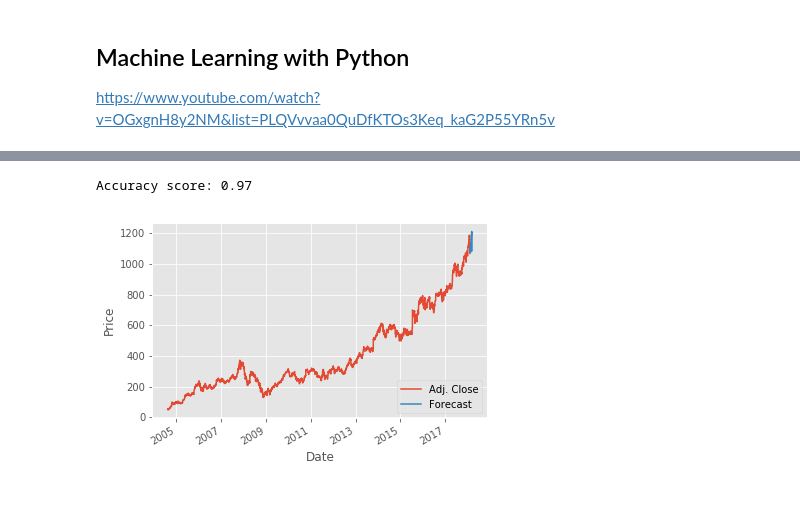
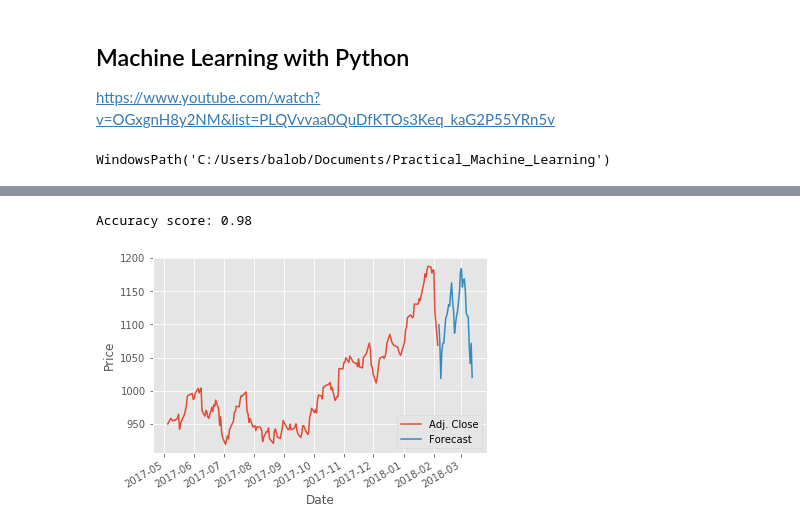
Before and after one commit to balobinp/Practical_Machine_Learning, a Jupyter notebook: Practical_Machine_Learning_Tutorial_with_Python.ipynb, the cells around one changed output, grey strips where cells are left out. Saved outputs shown, nothing was run; the diff lists cells and outputs as text; code cells hidden in the pictures; blank space fills up the shorter version.

```diff
--- a/Practical_Machine_Learning_Tutorial_with_Python.ipynb
+++ b/Practical_Machine_Learning_Tutorial_with_Python.ipynb
@@ -1,6 +1,11 @@
 # %% [markdown]
 ## Machine Learning with Python
 https://www.youtube.com/watch?v=OGxgnH8y2NM&list=PLQVvvaa0QuDfKTOs3Keq_kaG2P55YRn5v
+# %%
+from pathlib import Path
+Path.cwd()
+# %% [output]
+WindowsPath('C:/Users/balob/Documents/Practical_Machine_Learning')
 # %%
 import pandas as pd
 import quandl, math, datetime
@@ -42,40 +48,47 @@ df['label'] = df[forecast_col].shift(-forecast_out)
 
 X = np.array(df.drop(['label'],axis=1))
 X = scale(X)
+X_lately = X[-forecast_out:]
 X = X[:-forecast_out]
-X_lately = X[-forecast_out:]
 
 df.dropna(inplace=True)
 
 y = np.array(df['label'])
 
 X_train, X_test, y_train, y_test = train_test_split(X,y,test_size=0.2)
 
 clf = LinearRegression()
 clf.fit(X_train,y_train)
+
+with open('./DATA/linearregression.pickle','wb') as f:
+    pickle.dump(clf,f)
+
+pickle_in = open('./DATA/linearregression.pickle','rb')
+clf = pickle.load(pickle_in)
+
 accuracy = clf.score(X_test,y_test)
 
 print('Accuracy score: {:.2f}'.format(accuracy))
 
 forecast_set = clf.predict(X_lately)
 df['Forecast'] = np.nan
 
 last_date = df.iloc[-1].name
 last_unix = last_date.timestamp()
 one_day = 86400
 next_unix = last_unix + one_day
 
 for i in forecast_set:
     next_date = datetime.datetime.fromtimestamp(next_unix)
     next_unix += one_day
     df.loc[next_date] = [np.nan for _ in range(len(df.columns)-1)] + [i]
 
-df['Adj. Close'].plot()
+df['Adj. Close'].iloc[3200:].plot()
 df['Forecast'].plot()
 plt.legend(loc=4)
 plt.xlabel('Date')
 plt.ylabel('Price')
 plt.show()
 # %% [output]
-Accuracy score: 0.97
+Accuracy score: 0.98
-[figure, old version]
+[figure, new version]
```
Also changed, not shown: parts of 2 cells of this notebook.
